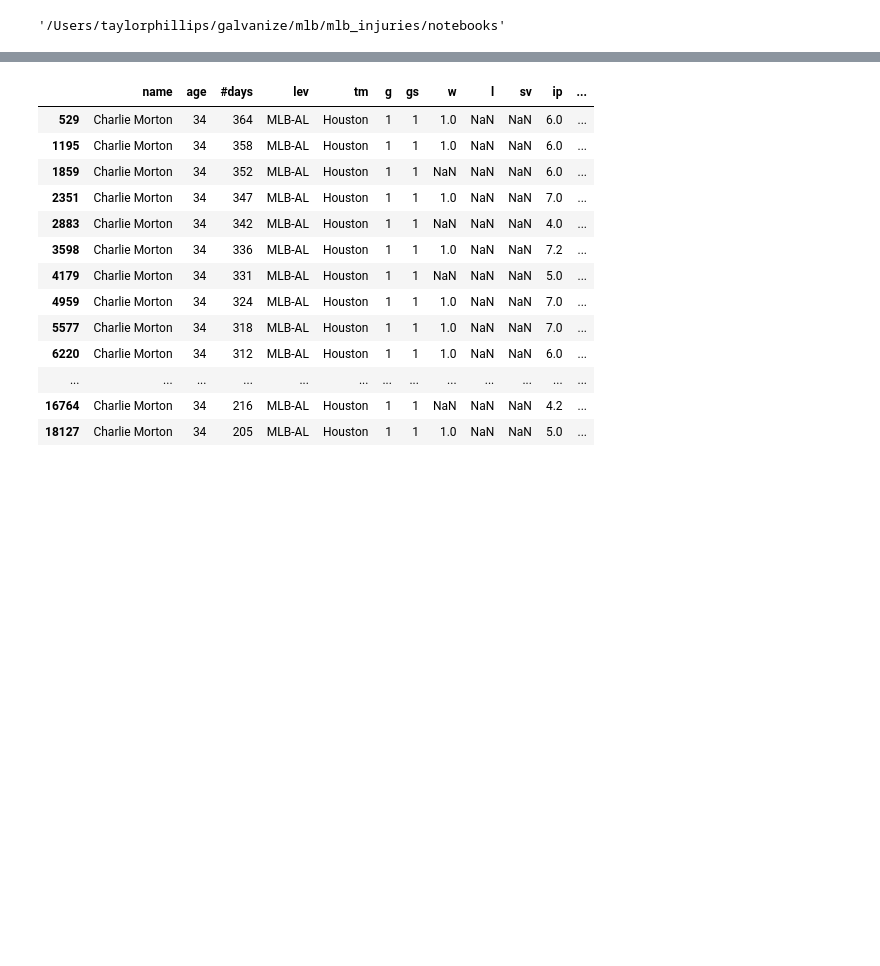
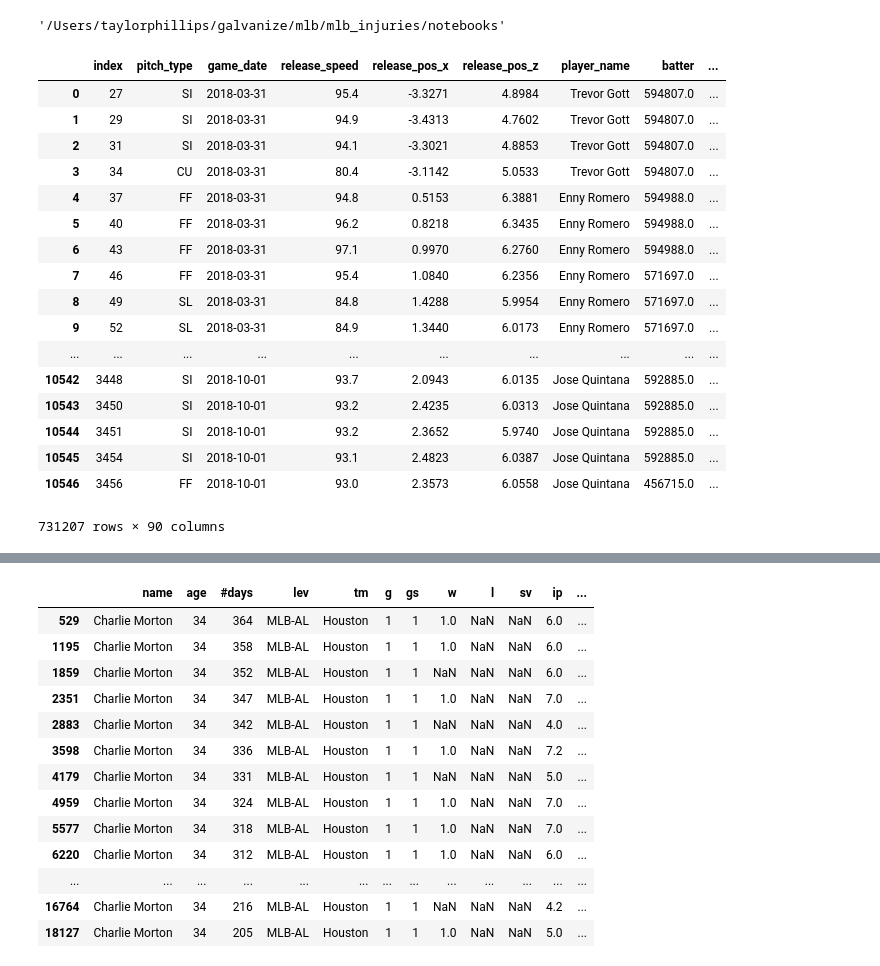
Before and after one commit to t-phill/mlb_injuries, a Jupyter notebook: notebooks/clean_games.ipynb, the cells around one changed output, grey strips where cells are left out. Cells and saved outputs as stored; diff of their text form; code cells hidden in the pictures; blank space fills up the shorter version.

```diff
--- a/notebooks/clean_games.ipynb
+++ b/notebooks/clean_games.ipynb
@@ -8,3 +8,26 @@ from pybaseball import *
 pwd
 # %% [output]
 '/Users/taylorphillips/galvanize/mlb/mlb_injuries/notebooks'
+# %%
+throws = pd.read_pickle('/Users/taylorphillips/galvanize/mlb/data/2018_throws.pkl')
+# %%
+throws
+# %% [output]
+|  | index | pitch_type | game_date | release_speed | release_pos_x | release_pos_z | player_name | batter | ... |
+| 0 | 27 | SI | 2018-03-31 | 95.4 | -3.3271 | 4.8984 | Trevor Gott | 594807.0 | ... |
+| 1 | 29 | SI | 2018-03-31 | 94.9 | -3.4313 | 4.7602 | Trevor Gott | 594807.0 | ... |
+| 2 | 31 | SI | 2018-03-31 | 94.1 | -3.3021 | 4.8853 | Trevor Gott | 594807.0 | ... |
+| 3 | 34 | CU | 2018-03-31 | 80.4 | -3.1142 | 5.0533 | Trevor Gott | 594807.0 | ... |
+| 4 | 37 | FF | 2018-03-31 | 94.8 | 0.5153 | 6.3881 | Enny Romero | 594988.0 | ... |
+| 5 | 40 | FF | 2018-03-31 | 96.2 | 0.8218 | 6.3435 | Enny Romero | 594988.0 | ... |
+| 6 | 43 | FF | 2018-03-31 | 97.1 | 0.9970 | 6.2760 | Enny Romero | 594988.0 | ... |
+| 7 | 46 | FF | 2018-03-31 | 95.4 | 1.0840 | 6.2356 | Enny Romero | 571697.0 | ... |
+| 8 | 49 | SL | 2018-03-31 | 84.8 | 1.4288 | 5.9954 | Enny Romero | 571697.0 | ... |
+| 9 | 52 | SL | 2018-03-31 | 84.9 | 1.3440 | 6.0173 | Enny Romero | 571697.0 | ... |
+| ... | ... | ... | ... | ... | ... | ... | ... | ... | ... |
+| 10542 | 3448 | SI | 2018-10-01 | 93.7 | 2.0943 | 6.0135 | Jose Quintana | 592885.0 | ... |
+| 10543 | 3450 | SI | 2018-10-01 | 93.2 | 2.4235 | 6.0313 | Jose Quintana | 592885.0 | ... |
+| 10544 | 3451 | SI | 2018-10-01 | 93.2 | 2.3652 | 5.9740 | Jose Quintana | 592885.0 | ... |
+| 10545 | 3454 | SI | 2018-10-01 | 93.1 | 2.4823 | 6.0387 | Jose Quintana | 592885.0 | ... |
+| 10546 | 3456 | FF | 2018-10-01 | 93.0 | 2.3573 | 6.0558 | Jose Quintana | 456715.0 | ... |
+731207 rows × 90 columns
```
Also changed, not shown: parts of 12 cells of this notebook.
